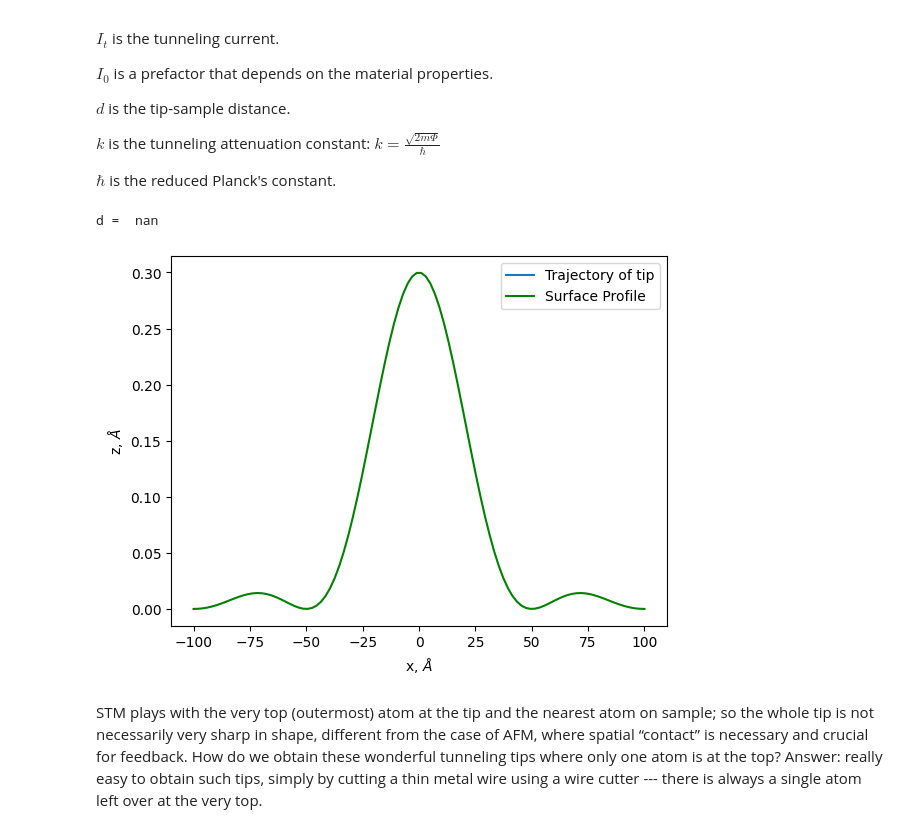
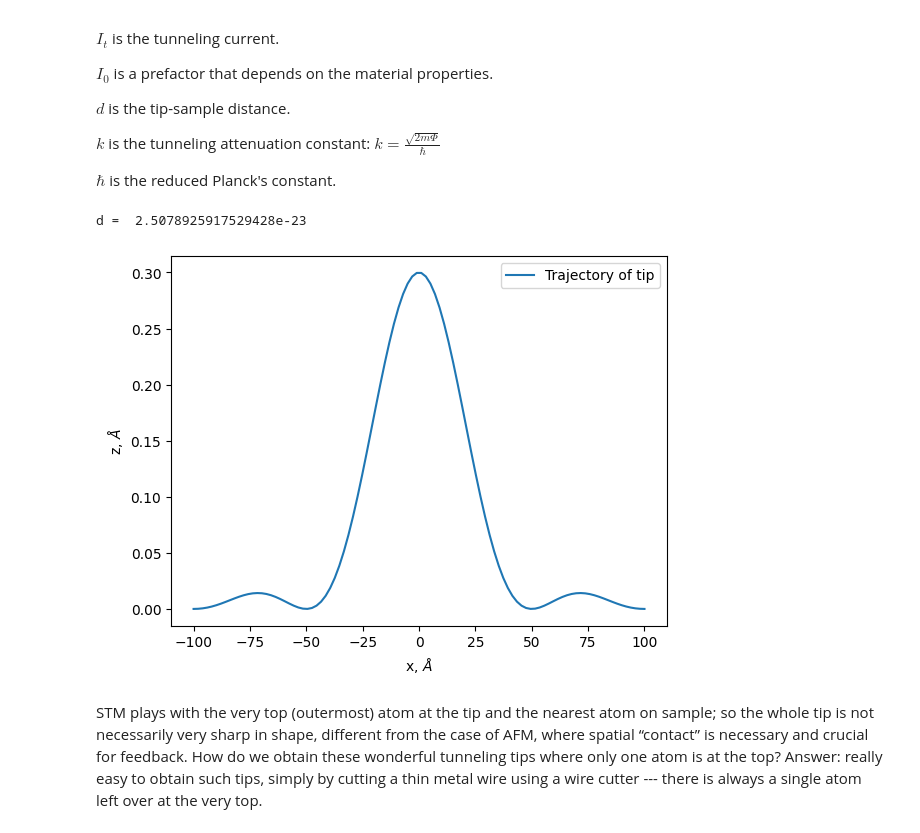
Before and after one commit to MariyaSV78/notebook_STM, a Jupyter notebook: STM/STM.ipynb, the cells around one changed output. Saved outputs shown, nothing was run; the diff lists cells and outputs as text; code cells hidden in the pictures.

```diff
--- a/STM/STM.ipynb
+++ b/STM/STM.ipynb
@@ -111,29 +111,34 @@ we can find them numerically using the NumPy library as demomstrated in this not
     import library
 
     determining the constant and physical variables:
-        m - mass of electron;
-        U - potential energy;
-        E0 - particle energy;
-        k - wave vector;
-        kappa -
-        d - potential barrier width;
+        m - mass of electron [kg];
+        U - potential energy [J];
+        E0 - particle energy [J];
+        k - wave vector [1/m];
+        kappa - decaying coefficient [1/m];
+        d - potential barrier width [m];
+
+        ! in this notebook we use SI (the International System of units)) if there are no clarifications: 1 eV = 1.6e-19 J
+
 
 """
 
 import numpy as np
 import matplotlib.pyplot as plt
 
-m = 9.11e-31 #Electron mass in eV*s^2/m^2 -> kg = J s^2/m^2 -> J = 6,24e18 eV :  1kg = 6.24e18 eV*s^2/m^2
-hbar = 1.054e-34       #redused Planck constant in 6.5821e-16 eV*s or 1.054e-34 J*s
+m = 9.11e-31        #Electron mass in eV*s^2/m^2 -> kg = J s^2/m^2 -> J = 6,24e18 eV :  1kg = 6.24e18 eV*s^2/m^2
+hbar = 1.054e-34    #redused Planck constant in 6.5821e-16 eV*s or 1.054e-34 J*s
+h = 2*np.pi*1.054e-34 #Planck constant J*s
+
 e = 1.6e-19
 U = 1*e
-E0 = 0.5*U
+E = 0.5*U
 
-phi = 4.5*e # Work function eV
-V = 0.3 # Applied voltage in eV
+phi = 4.5*e # Work function in J
+V = 0.3 # Applied voltage in V
 
-k = (np.sqrt(2 * m * E0)/hbar)
-kappa = (np.sqrt(2 * m * (U - E0))/hbar)
+k = (np.sqrt(2 * m * E)/hbar)
+kappa = (np.sqrt(2 * m * (U - E))/hbar)
 d = 10e-10
 
 print(f"k = {k*1e-9:.4} 1/nm")
@@ -727,41 +828,41 @@ $\hbar$  is the reduced Planck's constant.
 
 """
 # Constants
-I0 = 1.0# Constant tunneling current
-It = 0.1e-9
+I0 = 4965.2# Constant tunneling current
+It = 1.02240355e-16
 
 k = (np.sqrt(2 * m * (phi - V))) # the tunneling attenuation constant    6.5821e-16 eV*s
 
 width_scaling_factor = 5e-9 # m Adjust this value to widen or narrow the peak
 height_scaling_factor = 0.3e-10  # m Adjust this value to lower or raise the entire function
 
 def surface_profile(x):
     return height_scaling_factor * np.sinc(x / width_scaling_factor)**2  # Example: sine wave profile
 
 # Generate x values for the surface profile
 x_values = np.linspace(-10e-9, 10e-9, 100)
 
 # Generate tunneling current values (constant)
 z0 = surface_profile(x_values)
 
 # Generate tip-sample distance values (constant)
 d = (-(1 / 2*k) * np.log(It / I0))
 z = z0 + d
 print ('d = ',d)
 
 
 # Plotting
 plt.plot(x_values/1e-10, z/1e-10, label='Trajectory of tip')
-plt.plot(x_values/1e-10, z0/1e-10, label='Surface Profile', color='green')
+# plt.plot(x_values/1e-10, z0/1e-10, label='Surface Profile', color='green')
 
 plt.xlabel('x, $\AA$')
 plt.ylabel('z, $\AA$')
 plt.title('')
 plt.legend()
 plt.show()
 # %% [output]
-d =  nan
+d =  2.5078925917529428e-23
-[figure, old version]
+[figure, new version]
 # %% [markdown]
 STM plays with the very top (outermost) atom at the tip and the
 nearest atom on sample; so the whole tip is not necessarily very sharp
```
Also changed, not shown: parts of 24 cells of this notebook.
